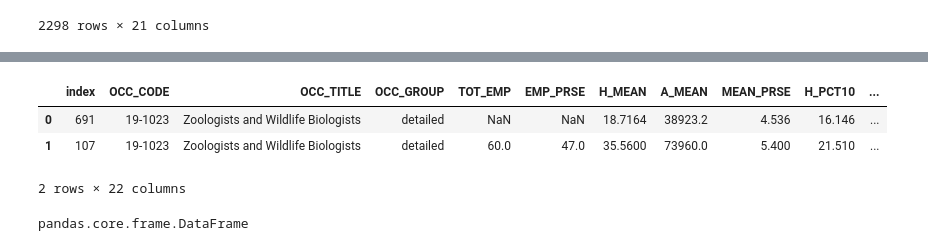
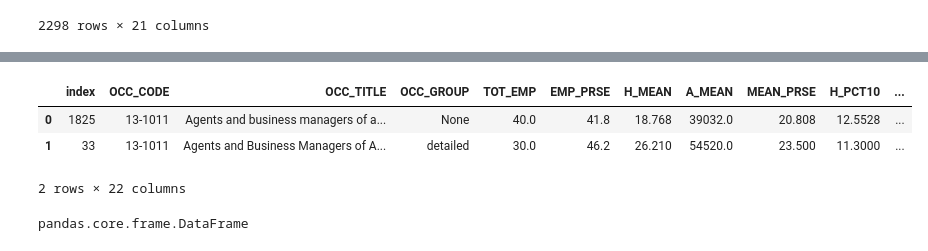
Before and after one commit to akircher01/first_python_project, a Jupyter notebook: Occpy.ipynb, the cells around one changed output, grey strips where cells are left out. Cells and saved outputs as stored; diff of their text form; code cells hidden in the pictures.

```diff
--- a/Occpy.ipynb
+++ b/Occpy.ipynb
@@ -282,9 +243,9 @@ pd.read_sql_query("SELECT OCC_CODE,OCC_TITLE,AVG(H_CHANGE) as average FROM occ_t
 # %%
-pd.read_sql_query("SELECT * FROM occ_table WHERE OCC_CODE ='19-1023'", con)
+pd.read_sql_query("SELECT * FROM occ_table WHERE OCC_CODE ='13-1011'", con)
 # %% [output]
 |  | index | OCC_CODE | OCC_TITLE | OCC_GROUP | TOT_EMP | EMP_PRSE | H_MEAN | A_MEAN | MEAN_PRSE | H_PCT10 | ... |
-| 0 | 691 | 19-1023 | Zoologists and Wildlife Biologists | detailed | NaN | NaN | 18.7164 | 38923.2 | 4.536 | 16.146 | ... |
-| 1 | 107 | 19-1023 | Zoologists and Wildlife Biologists | detailed | 60.0 | 47.0 | 35.5600 | 73960.0 | 5.400 | 21.510 | ... |
+| 0 | 1825 | 13-1011 | Agents and business managers of a... | None | 40.0 | 41.8 | 18.768 | 39032.0 | 20.808 | 12.5528 | ... |
+| 1 | 33 | 13-1011 | Agents and Business Managers of A... | detailed | 30.0 | 46.2 | 26.210 | 54520.0 | 23.500 | 11.3000 | ... |
 2 rows × 22 columns
 # %%
 occupation_2018 = pd.read_sql_query("SELECT * FROM occ_table WHERE YEAR=2018", con)
```
Also changed, not shown: parts of 12 cells of this notebook, 1 other file.
